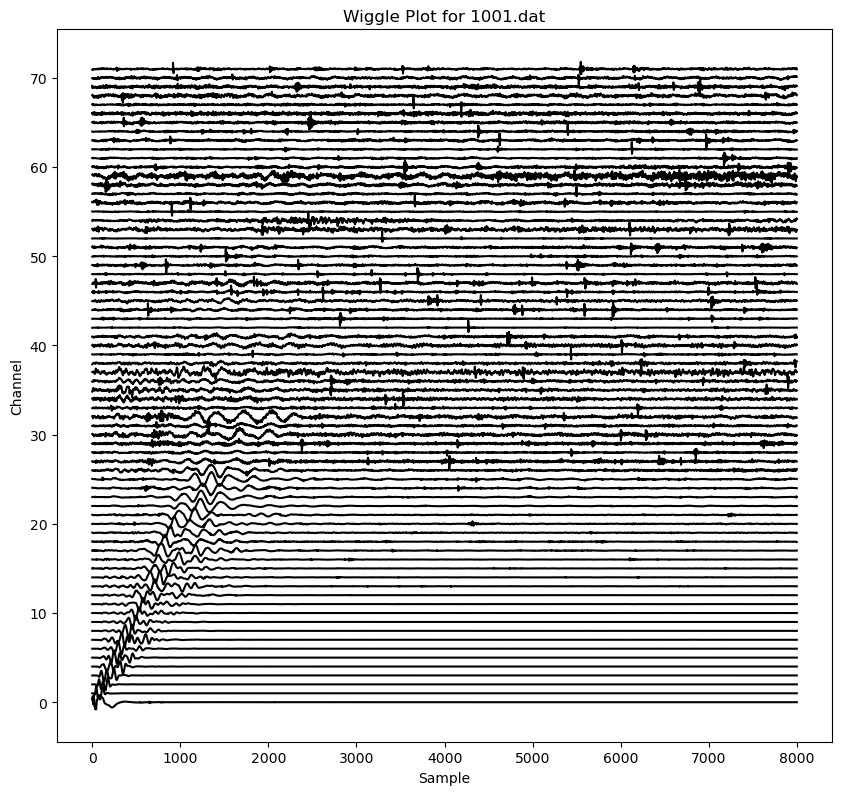
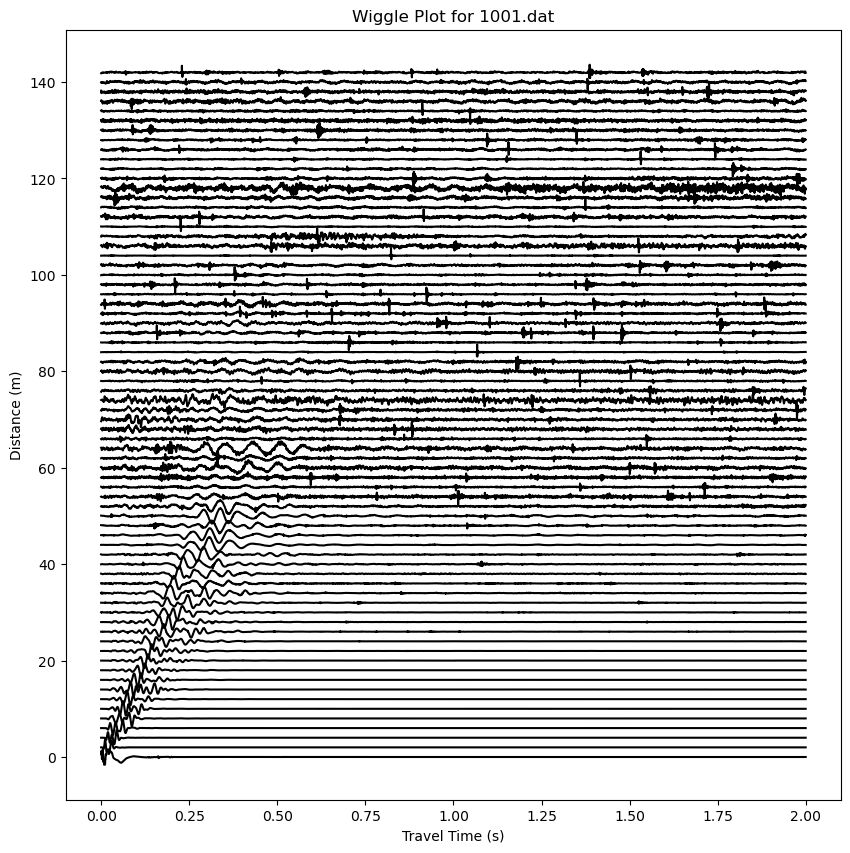
Code edit (unified diff) that turned the first committed figure into the second:
--- before
+++ after
@@ -1,15 +1,18 @@
 # create image with pyplot.
-# y axis of plot should go to (72+2*scale)*separation divided by 8
+# y axis is distance in meters (geophones 2 m apart), x axis is travel time in seconds.
 
 scale = 1
-separation = 1
-plt.figure(figsize=(10, ((72+2*scale)*separation)/8))
+separation = 2  # geophones are 2 m apart
+
+plt.figure(figsize=(10, 10))
 
 for ch in range(72):
-    data=st1[ch].data
-    plt.plot(0.8*separation*data/abs(data).max()+ch*separation, color='black') 
+    tr = st1[ch]
+    data = tr.data
+    times = tr.times()
+    plt.plot(times, 0.8*separation*data/abs(data).max()+ch*separation, color='black')
 
 plt.title("Wiggle Plot for 1001.dat")
-plt.xlabel("Sample")
-plt.ylabel("Channel")
+plt.xlabel("Travel Time (s)")
+plt.ylabel("Distance (m)")
 plt.show()

Commit: added more stuff ig